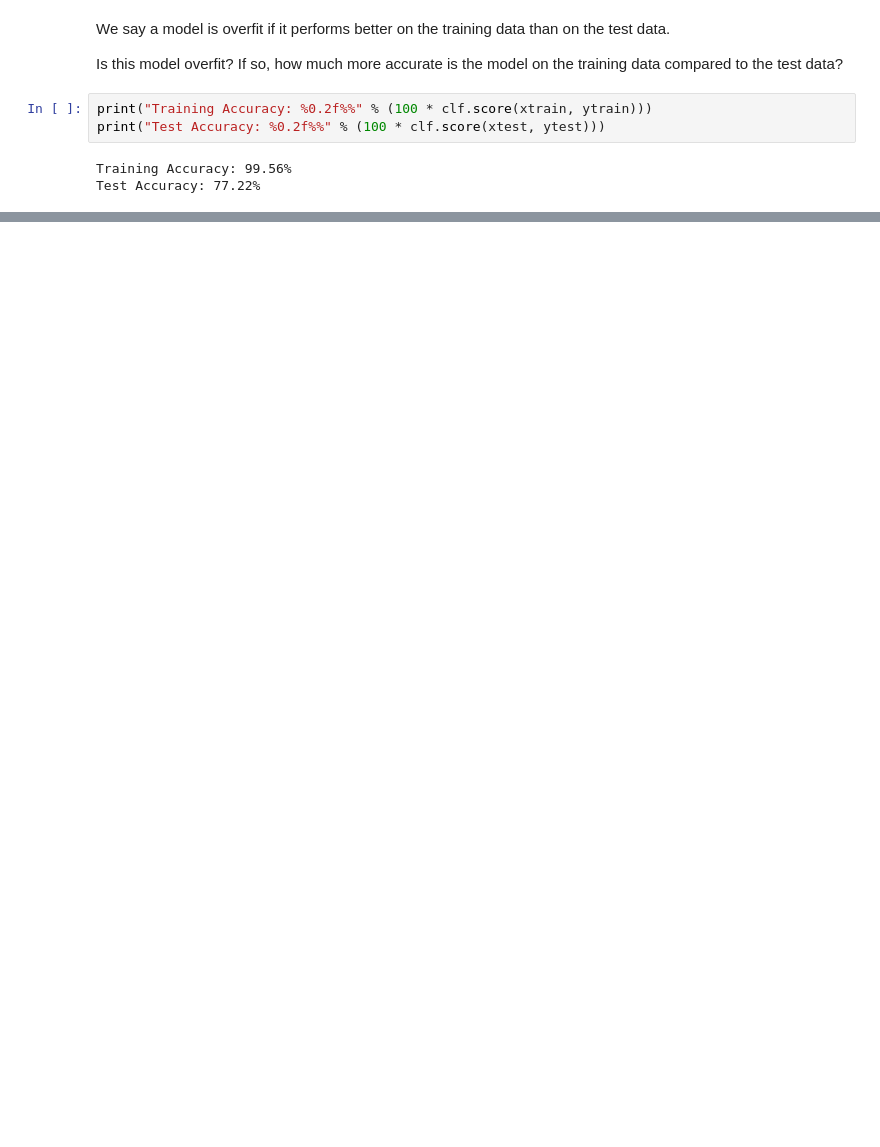
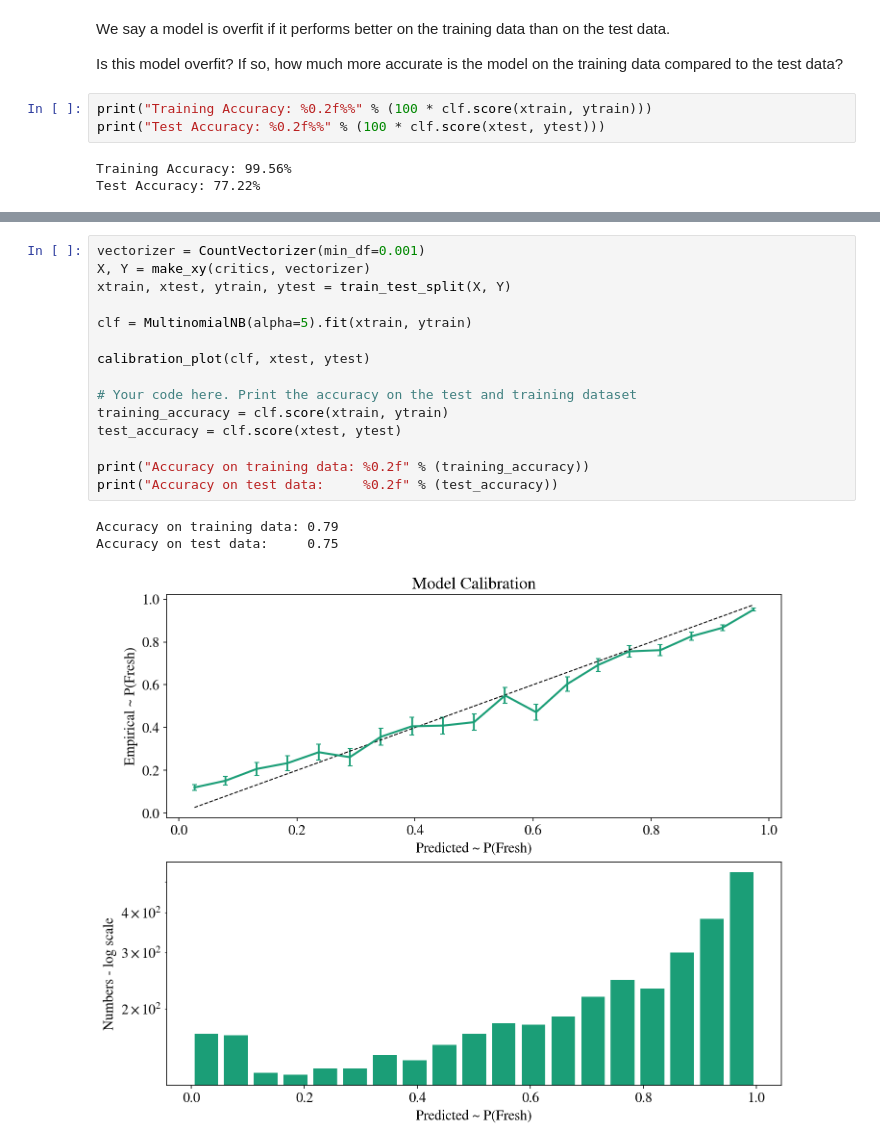
Before and after one commit to joaoDragado/dSc_roadmap, a Jupyter notebook: projects/SentimentAnalysis/HW3_user.ipynb, the cells around one changed output, grey strips where cells are left out. Saved outputs shown, nothing was run; the diff lists cells and outputs as text; blank space fills up the shorter version.

```diff
--- a/projects/SentimentAnalysis/HW3_user.ipynb
+++ b/projects/SentimentAnalysis/HW3_user.ipynb
@@ -202,0 +368,19 @@ Test Accuracy: 77.22%
+# %%
+vectorizer = CountVectorizer(min_df=0.001)
+X, Y = make_xy(critics, vectorizer)
+xtrain, xtest, ytrain, ytest = train_test_split(X, Y)
+
+clf = MultinomialNB(alpha=5).fit(xtrain, ytrain)
+
+calibration_plot(clf, xtest, ytest)
+
+# Your code here. Print the accuracy on the test and training dataset
+training_accuracy = clf.score(xtrain, ytrain)
+test_accuracy = clf.score(xtest, ytest)
+
+print("Accuracy on training data: %0.2f" % (training_accuracy))
+print("Accuracy on test data:     %0.2f" % (test_accuracy))
+# %% [output]
+Accuracy on training data: 0.79
+Accuracy on test data:     0.75
+[figure, added]
```
Also changed, not shown: parts of 10 cells of this notebook, 3 other files.
